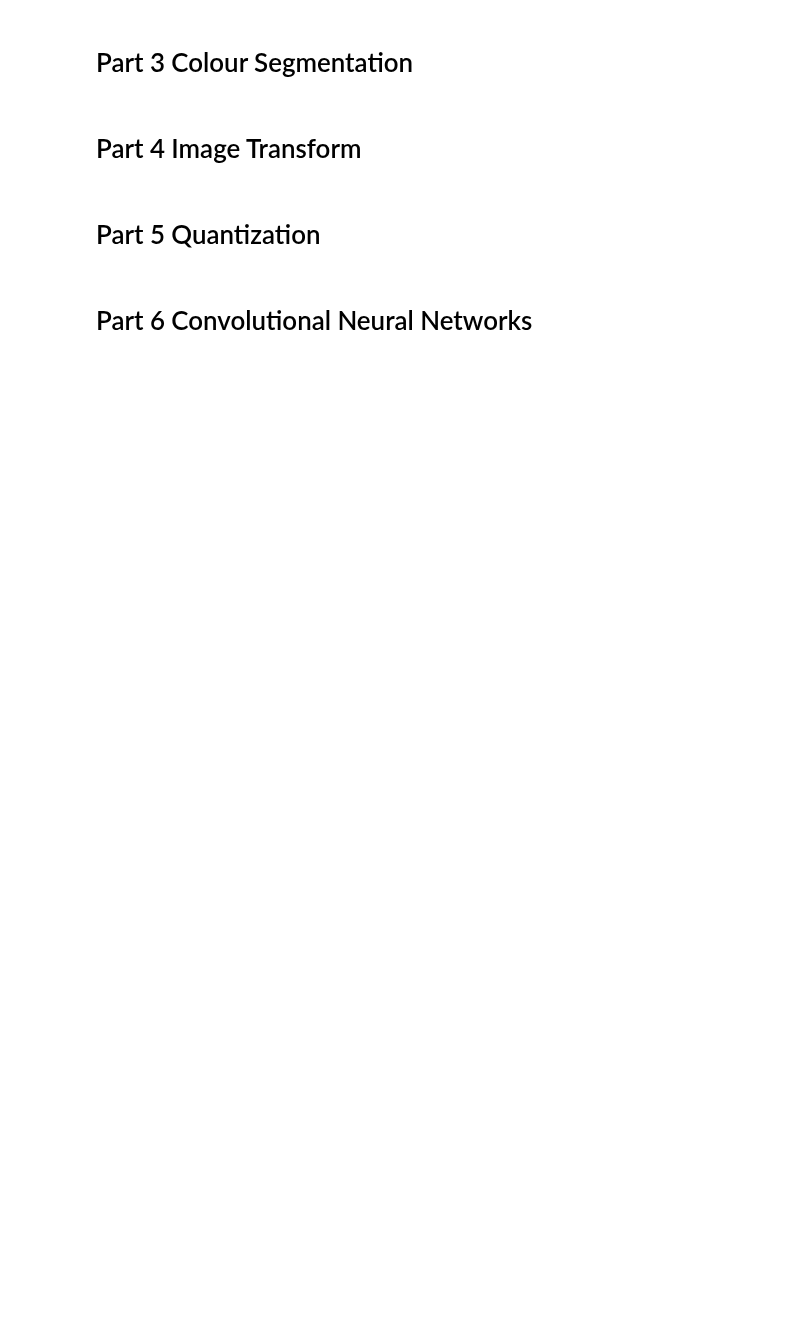
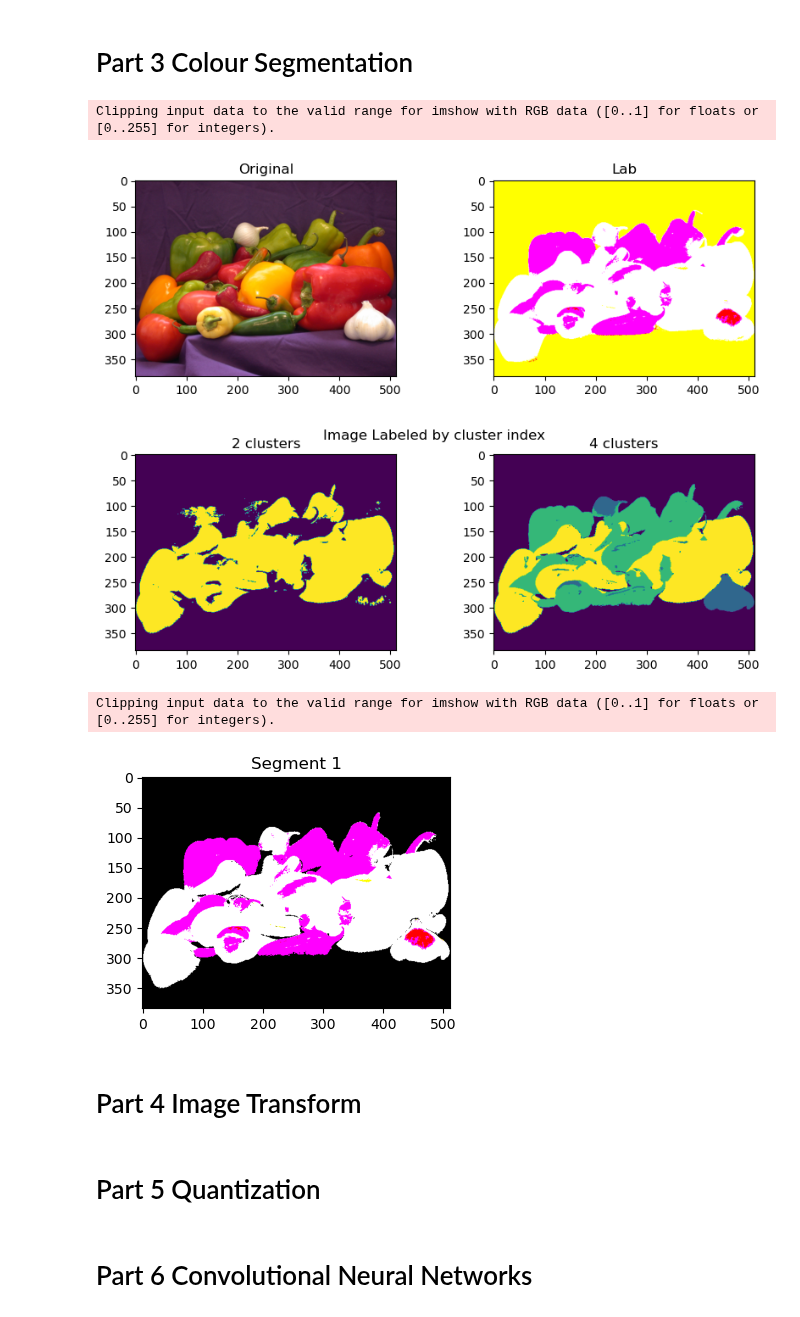
Before and after one commit to ronhyman/imageprocessing, a Jupyter notebook: Lab 5/lab5.ipynb, the cells around one changed output. Drawn from its saved outputs; the diff is of its cells as text; code cells hidden in the pictures; blank space fills up the shorter version.

Commit message:
part 4, wip

```diff
--- a/Lab 5/lab5.ipynb
+++ b/Lab 5/lab5.ipynb
@@ -116,3 +102,62 @@ cr_channel_upsampled = cr_channel_subsampled.repeat(2, axis=0).repeat(2, axis=1)
+# %%
+# part 3 Colour Segmentation
+# OMP_NUM_THREADS=1
+# 1. convert the image to the lab colorspace
+lab_peppers = rgb2lab(peppers)
+# 2. use kmeans to cluster the image into 2 and 4 clusters
+
+k2 = 2
+k4 = 4
+plot_images({'Original': peppers, 'Lab': lab_peppers}, cmap=None)
+
+# get the cluster centers
+row2 = np.array([55, 200]) - 1
+col2 = np.array([155, 400]) - 1
+row4 = np.array([55, 130, 200, 280]) - 1
+col4 = np.array([155, 110, 400, 470]) - 1
+mu1 = lab_peppers[row2, col2]
+mu2 = lab_peppers[row4, col4]
+kmeans2 = KMeans(n_clusters=k2, random_state=0).fit(mu1)
+kmeans4 = KMeans(n_clusters=k4, random_state=0).fit(mu2)
+
+# reshape the image into a 2D array
+m, n, ch = lab_peppers.shape
+lab_peppers = np.reshape(lab_peppers, (m*n, ch), order='F')
+
+# get the cluster indices
+cluster2 = kmeans2.predict(lab_peppers)
+cluster4 = kmeans4.predict(lab_peppers)
+
+pixel_labels2 = np.reshape(cluster2, (m, n), order='F')
+pixel_labels4 = np.reshape(cluster4, (m, n), order='F')
+
+
+# plot with jet colormap, and title 'Image Labeled by cluster index'
+plot_images({'2 clusters': pixel_labels2, '4 clusters': pixel_labels4}, title='Image Labeled by cluster index', cmap='jet')
+
+# plot each cluster/segment region using the original colours of the image using pixel_labels4,
+# when showing the segemented regions for a particular pixel label, other pixels should be set to zero
+og_lab_peppers = np.reshape(lab_peppers, (m, n, ch), order='F')
+
+# set the pixels that are not in the cluster to zero
+for i in range(m):
+  for j in range(n):
+    if not pixel_labels4[i, j]:
+      og_lab_peppers[i, j, :] = 0
+plot_images({'Segment 1': og_lab_peppers}, cmap='jet')
+
+
+
+
+
+
+# I am not sure if the above instructions are correct. Please check and correct them if necessary.
+# %% [output]
+Clipping input data to the valid range for imshow with RGB data ([0..1] for floats or [0..255] for integers).
+[figure, added]
+[figure, added]
+Clipping input data to the valid range for imshow with RGB data ([0..1] for floats or [0..255] for integers).
+[figure, added]
 # %% [markdown]
 # Part 4 Image Transform
 # %%
```
Also changed, not shown: parts of 3 cells of this notebook, 1 other file.
